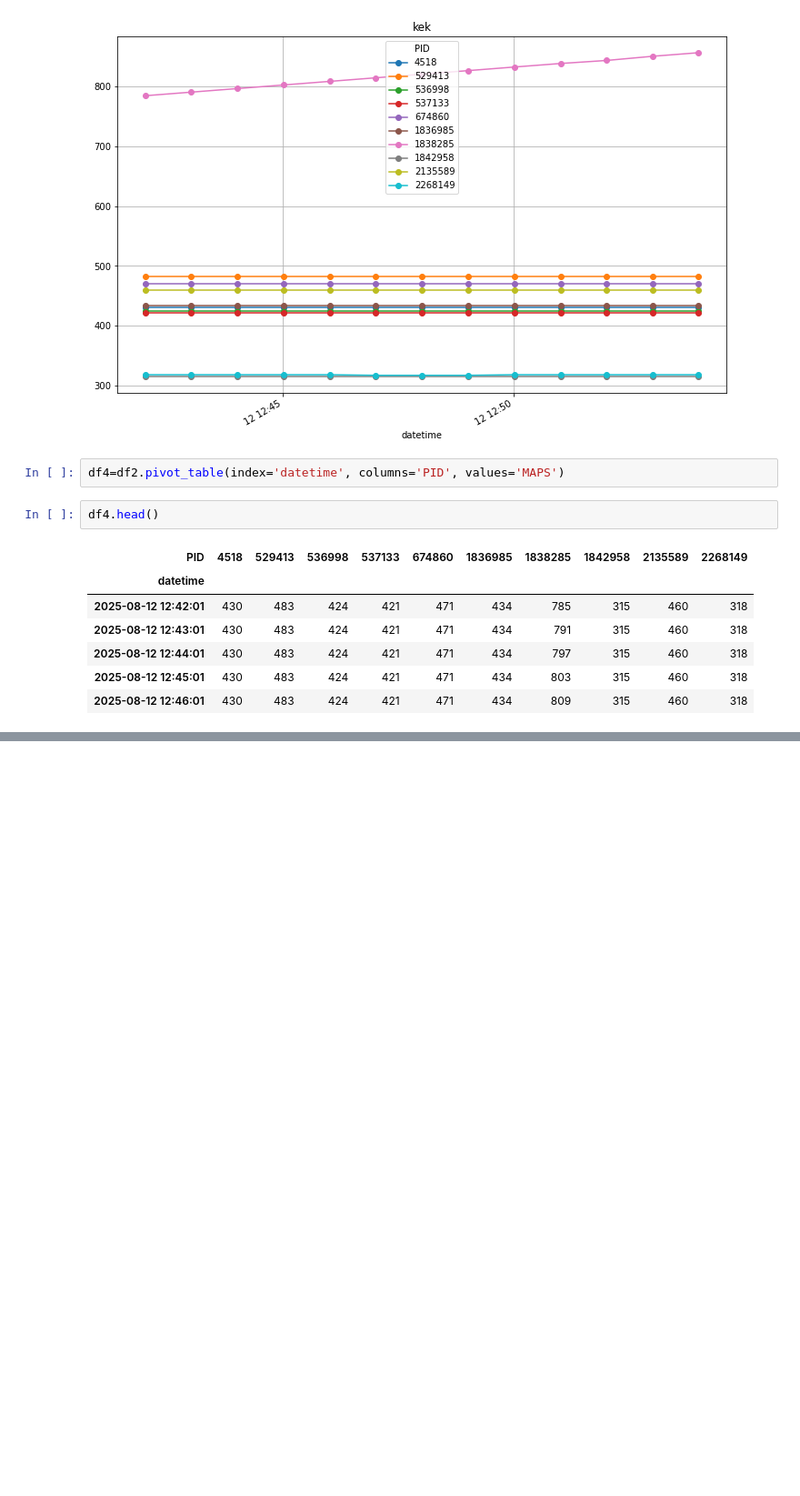
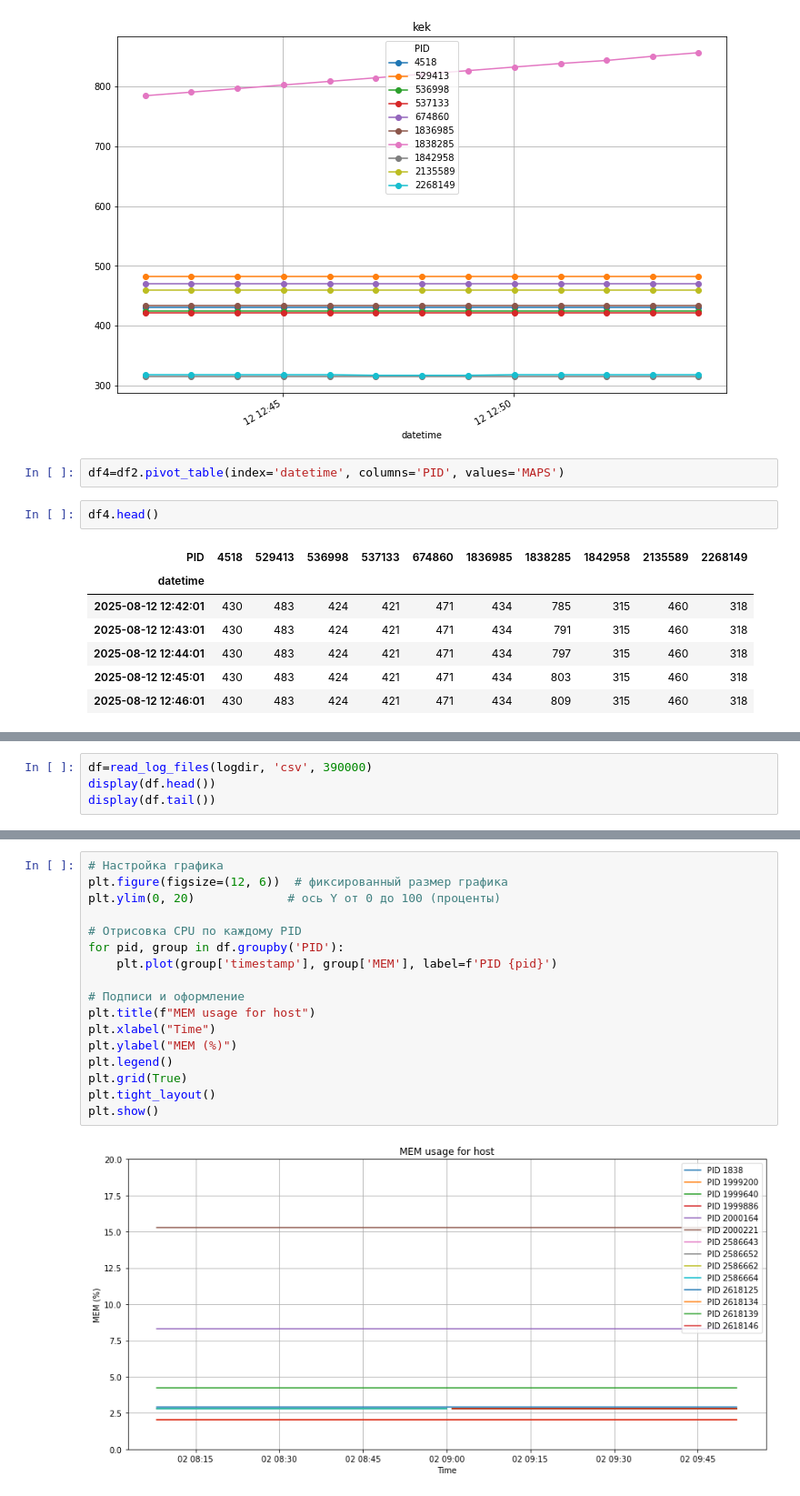
Before and after one commit to ihavelapki/tiny-monitor, a Jupyter notebook: analysis/tinymonitorplot.ipynb, the cells around one changed output, grey strips where cells are left out. Shown: that part at 91% size. Drawn from its saved outputs; the diff is of its cells as text; blank space fills up the shorter version.

Commit message:
added new plot

```diff
--- a/analysis/tinymonitorplot.ipynb
+++ b/analysis/tinymonitorplot.ipynb
@@ -148,0 +220,4 @@ df4.head()
+# %%
+df=read_log_files(logdir, 'csv', 390000)
+display(df.head())
+display(df.tail())
@@ -148,0 +237,19 @@ df4.head()
+# %%
+# Настройка графика
+plt.figure(figsize=(12, 6))  # фиксированный размер графика
+plt.ylim(0, 20)             # ось Y от 0 до 100 (проценты)
+
+# Отрисовка CPU по каждому PID
+for pid, group in df.groupby('PID'):
+    plt.plot(group['timestamp'], group['MEM'], label=f'PID {pid}')
+
+# Подписи и оформление
+plt.title(f"MEM usage for host")
+plt.xlabel("Time")
+plt.ylabel("MEM (%)")
+plt.legend()
+plt.grid(True)
+plt.tight_layout()
+plt.show()
+# %% [output]
+[figure, added]
```
Also changed, not shown: parts of 5 cells of this notebook.
